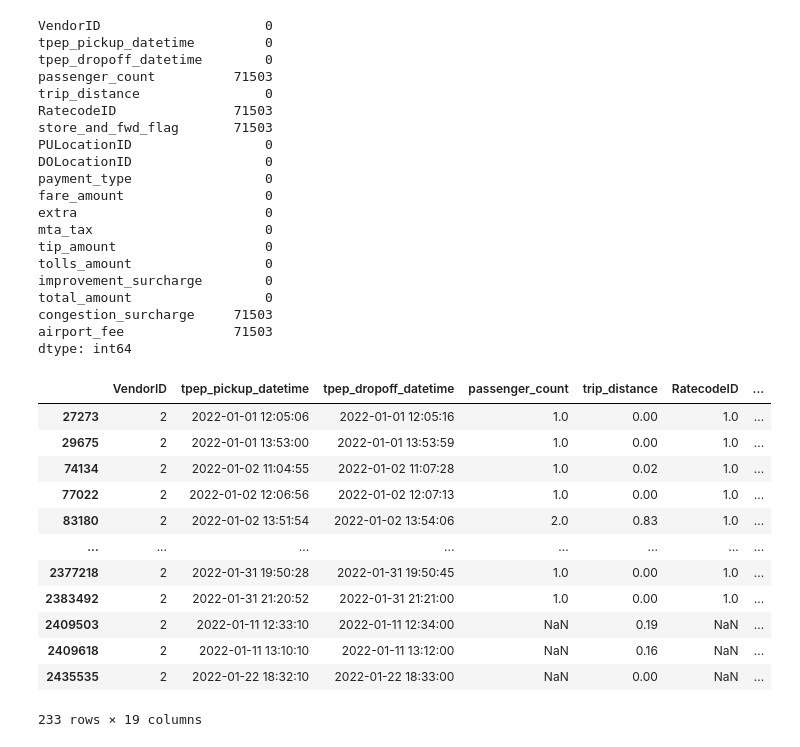
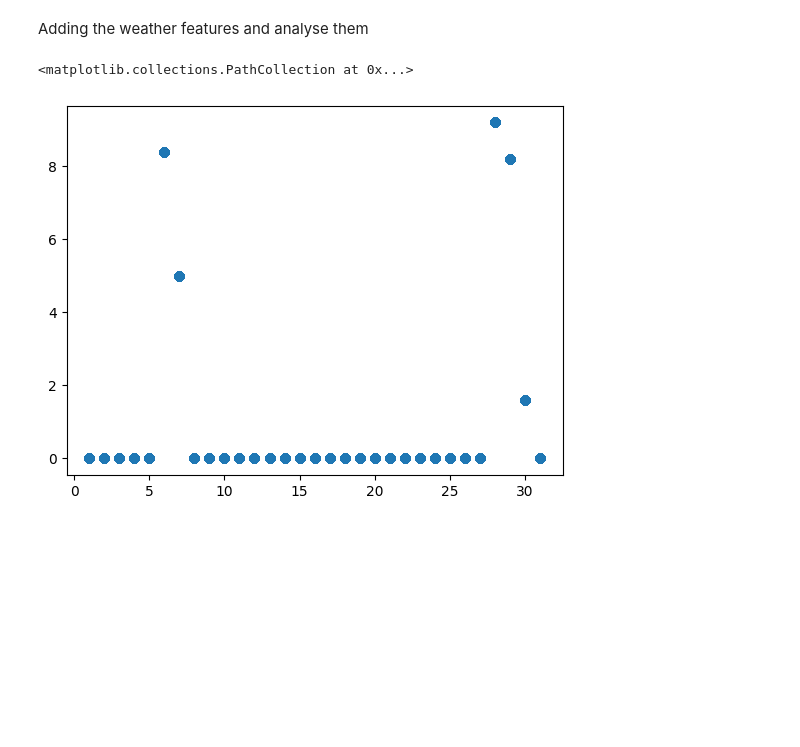
Before and after one commit to linglingec/NYC-Taxi-Project, a Jupyter notebook: Jonas_code/exp_data_analysis_jonas.ipynb, the cells around one changed output. Cells and saved outputs as stored; diff of their text form; code cells hidden in the pictures; blank space fills up the shorter version.

```diff
--- a/Jonas_code/exp_data_analysis_jonas.ipynb
+++ b/Jonas_code/exp_data_analysis_jonas.ipynb
@@ -21 +103,3 @@ df.describe()
+# %%
+df_extra_features=adding_extra_features(df,'tpep_pickup_datetime','tpep_dropoff_datetime')
 # %%
@@ -53,39 +115,23 @@ df[(df['payment_type']==2)&(df['tip_amount']!=0)].shape
-# %%
-df.isna().sum()
-# %% [output]
-VendorID                     0
-tpep_pickup_datetime         0
-tpep_dropoff_datetime        0
-passenger_count          71503
-trip_distance                0
-RatecodeID               71503
-store_and_fwd_flag       71503
-PULocationID                 0
-DOLocationID                 0
-payment_type                 0
-fare_amount                  0
-extra                        0
-mta_tax                      0
-tip_amount                   0
-tolls_amount                 0
-improvement_surcharge        0
-total_amount                 0
-congestion_surcharge     71503
-airport_fee              71503
-dtype: int64
-# %%
-def transform_dates(df: pd.DataFrame):
-# %% [output]
-|  | VendorID | tpep_pickup_datetime | tpep_dropoff_datetime | passenger_count | trip_distance | RatecodeID | ... |
-| 27273 | 2 | 2022-01-01 12:05:06 | 2022-01-01 12:05:16 | 1.0 | 0.00 | 1.0 | ... |
-| 29675 | 2 | 2022-01-01 13:53:00 | 2022-01-01 13:53:59 | 1.0 | 0.00 | 1.0 | ... |
-| 74134 | 2 | 2022-01-02 11:04:55 | 2022-01-02 11:07:28 | 1.0 | 0.02 | 1.0 | ... |
-| 77022 | 2 | 2022-01-02 12:06:56 | 2022-01-02 12:07:13 | 1.0 | 0.00 | 1.0 | ... |
-| 83180 | 2 | 2022-01-02 13:51:54 | 2022-01-02 13:54:06 | 2.0 | 0.83 | 1.0 | ... |
-| ... | ... | ... | ... | ... | ... | ... | ... |
-| 2377218 | 2 | 2022-01-31 19:50:28 | 2022-01-31 19:50:45 | 1.0 | 0.00 | 1.0 | ... |
-| 2383492 | 2 | 2022-01-31 21:20:52 | 2022-01-31 21:21:00 | 1.0 | 0.00 | 1.0 | ... |
-| 2409503 | 2 | 2022-01-11 12:33:10 | 2022-01-11 12:34:00 | NaN | 0.19 | NaN | ... |
-| 2409618 | 2 | 2022-01-11 13:10:10 | 2022-01-11 13:12:00 | NaN | 0.16 | NaN | ... |
-| 2435535 | 2 | 2022-01-22 18:32:10 | 2022-01-22 18:33:00 | NaN | 0.00 | NaN | ... |
-233 rows × 19 columns
+# %%
+# Basic data cleaning for the expo data analysis
+df_extra_features=df_extra_features[(df_extra_features['veloc']>0) & (df_extra_features['veloc']<=70)]
+# %% [markdown]
+Adding the weather features and analyse them
+# %%
+#weather data only of jan 2022
+weather= pd.read_csv('New york 2022-01-01 to 2022-01-31.csv')
+
+# only take a subset of the weather data:
+weather=weather[['precip','snow','tempmin','temp','datetime']]
+df['datetime'] = pd.to_datetime(df['tpep_pickup_datetime']).dt.date
+df['datetime'] = pd.to_datetime(df['datetime'])
+weather['datetime'] = pd.to_datetime(weather['datetime'])
+
+#merge it with the whole dataset
+df_extra_features_weather=pd.merge(df_extra_features,weather,how='inner', on='datetime')
+# %%
+# scatter plot of the snow days in jan
+plt.scatter(df_extra_features_weather['dayofyear_pickup'], df_extra_features_weather['snow'], marker='o')
+# %% [output]
+<matplotlib.collections.PathCollection at 0x...>
+[figure, added]
```
Also changed, not shown: parts of 19 cells of this notebook.
